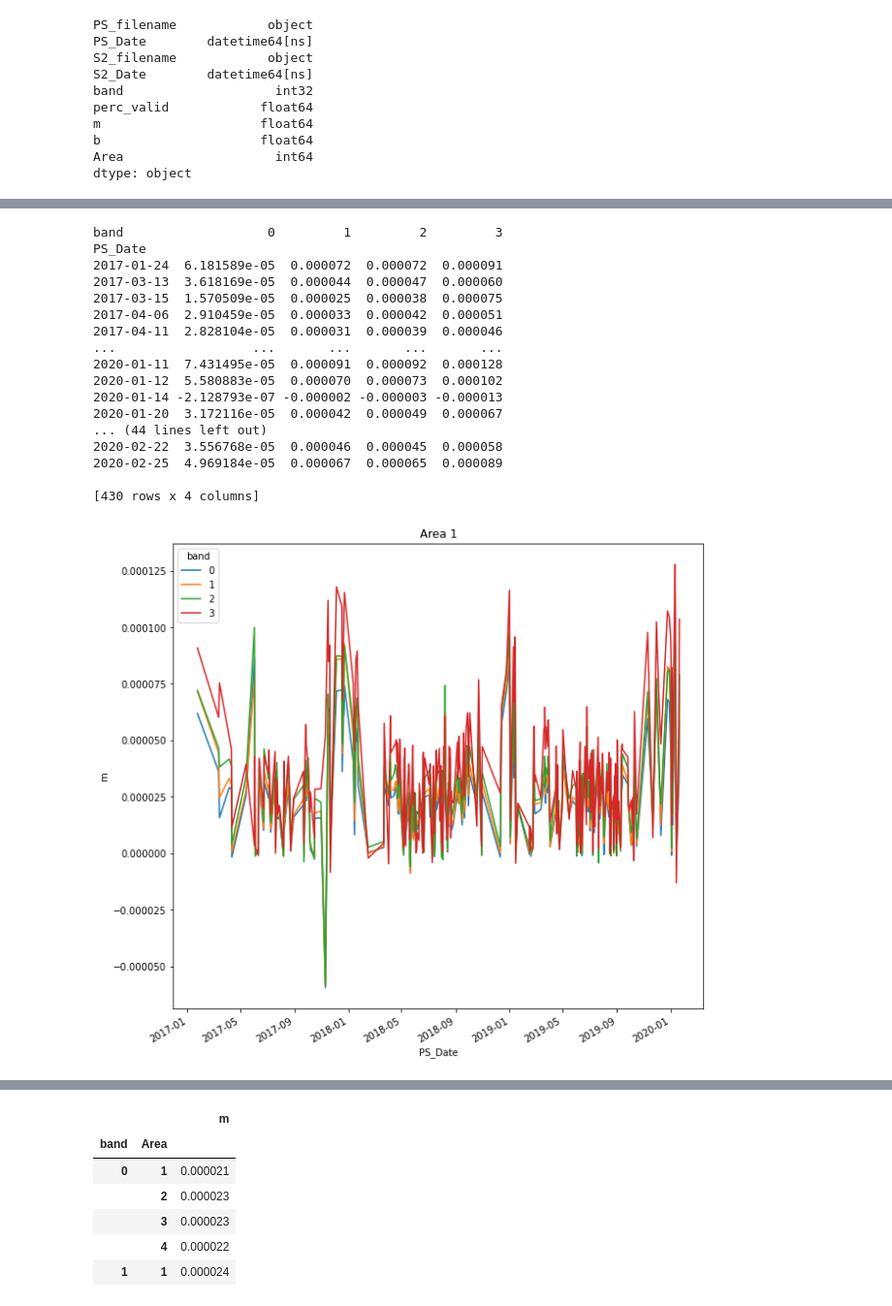
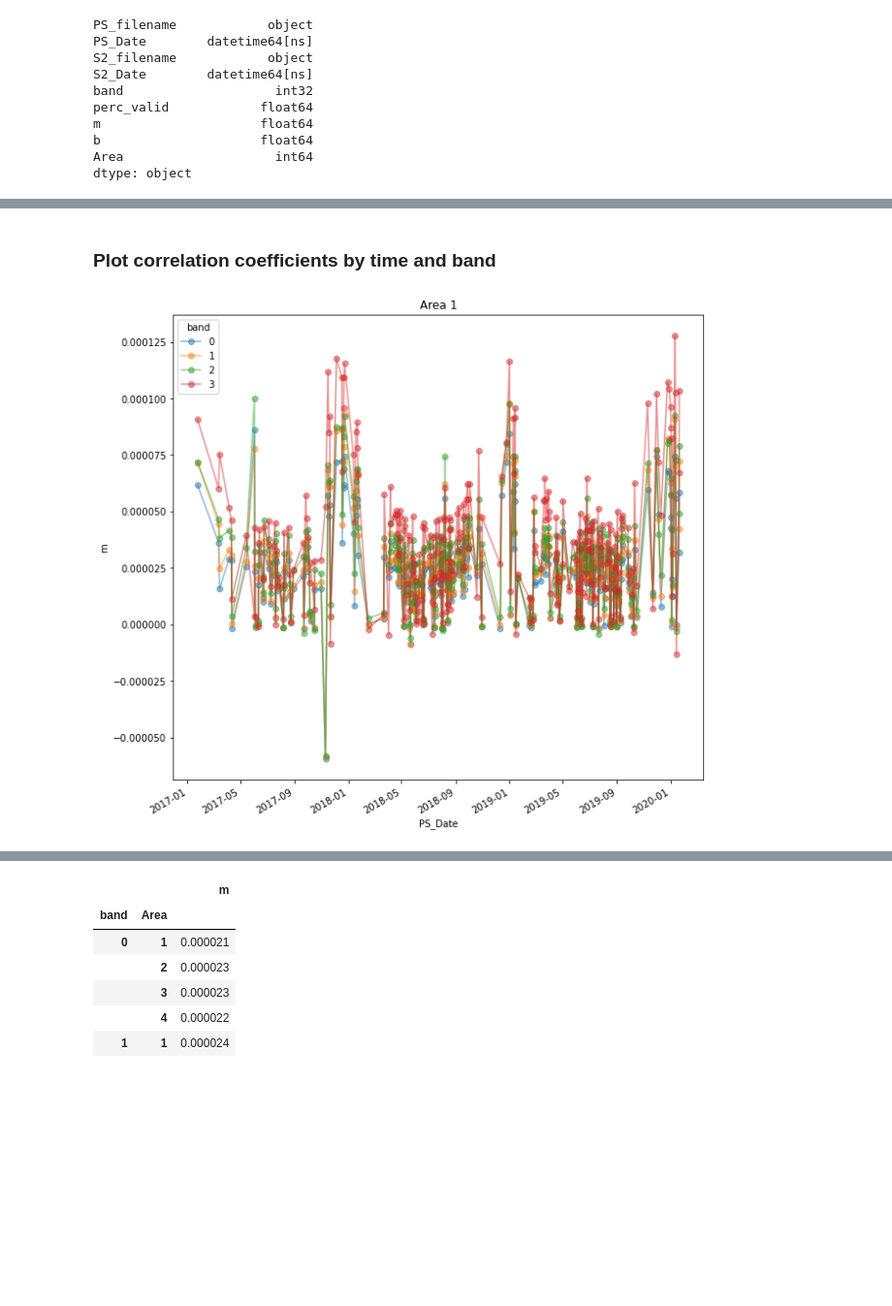
Before and after one commit to EarthObservation/satimagets, a Jupyter notebook: Analyse PS S2 correlations.ipynb, the cells around one changed output, grey strips where cells are left out. Shown at 97% size. Cells and saved outputs as stored; diff of their text form; code cells hidden in the pictures; blank space fills up the shorter version.

```diff
--- a/Analyse PS S2 correlations.ipynb
+++ b/Analyse PS S2 correlations.ipynb
@@ -6,3 +13,8 @@ Load and analyse correlation coeffiecents.
 import pandas as pd
 import numpy as np
 import matplotlib.pyplot as plt
+# %%
+# Plot inline
+%matplotlib inline
+# Define figure size
+plt.rcParams['figure.figsize'] = (10, 8)
@@ -52,4 +66,8 @@ m                     float64
 b                     float64
 Area                    int64
 dtype: object
+# %%
+# Split PS_filename at _ and create new column PS_Sat from the second part
+corr_df["PS_Sat"] = corr_df["PS_filename"].str.split("_").str[2]
+corr_df["PS_Sat"] = corr_df["PS_Sat"].astype("category")
 # %%
@@ -67,6 +89,6 @@ corr_df.describe()
 # %%
-# Use only PS_Date, m, and Area
-corr_sub_df = corr_df[["PS_Date", "band", "m", "Area"]]
+# Use only Area, PS_Date, band, PS_sat, and m
+corr_sub_df = corr_df[["Area", "PS_Date", "band", "PS_Sat", "m"]]
 # %%
 corr_sub_df.head()
 # %% [output]
@@ -79,14 +100,0 @@ corr_sub_df.head()
-# %%
-# Make subplots by band of PS_Date vs m, color by Area
-fig, ax = plt.subplots(4, 1, figsize=(10, 20))
-for i, band in enumerate(np.unique(corr_sub_df["band"])):
-    ax[i].scatter(
-        corr_sub_df.loc[corr_sub_df["band"] == band, "PS_Date"],
-        corr_sub_df.loc[corr_sub_df["band"] == band, "m"],
-        c=corr_sub_df.loc[corr_sub_df["band"] == band, "Area"],
-        cmap="tab10",
-        alpha=0.5,
-    )
-    ax[i].set_title(f"Band {band}")
-    ax[i].set_xlabel("m")
-    ax[i].set_ylabel("PS_Date")
@@ -95,35 +101,19 @@ for i, band in enumerate(np.unique(corr_sub_df["band"])):
+# %% [markdown]
+### Plot correlation coefficients by time and band
 # %%
 # Plot PS_Date vs m, for each area and band
 for area in np.unique(corr_sub_df["Area"]):
     # Get df for area, drop area column
     area_df = corr_sub_df.loc[corr_sub_df["Area"] == area, :].drop(
         columns=["Area"]
     )
     # Convert to wide
     df = pd.pivot_table(area_df,index=['PS_Date'], columns = 'band', values = "m")
-    print(df)
     # Plot
     fig, ax = plt.subplots(figsize=(10, 10))
-    df.plot(ax=ax)
+    df.plot(ax=ax, alpha=0.5, marker='o')
     ax.set_title(f"Area {area}")
     ax.set_xlabel("PS_Date")
     ax.set_ylabel("m")
 # %% [output]
-band                   0         1         2         3
-PS_Date
-2017-01-24  6.181589e-05  0.000072  0.000072  0.000091
-2017-03-13  3.618169e-05  0.000044  0.000047  0.000060
-2017-03-15  1.570509e-05  0.000025  0.000038  0.000075
-2017-04-06  2.910459e-05  0.000033  0.000042  0.000051
-2017-04-11  2.828104e-05  0.000031  0.000039  0.000046
-...                  ...       ...       ...       ...
-2020-01-11  7.431495e-05  0.000091  0.000092  0.000128
-2020-01-12  5.580883e-05  0.000070  0.000073  0.000102
-2020-01-14 -2.128793e-07 -0.000002 -0.000003 -0.000013
-2020-01-20  3.172116e-05  0.000042  0.000049  0.000067
-... (44 lines left out)
-2020-02-22  3.556768e-05  0.000046  0.000045  0.000058
-2020-02-25  4.969184e-05  0.000067  0.000065  0.000089
-
-[430 rows x 4 columns]
-[figure, old version]
+[figure, new version]
```
Also changed, not shown: parts of 36 cells of this notebook.
